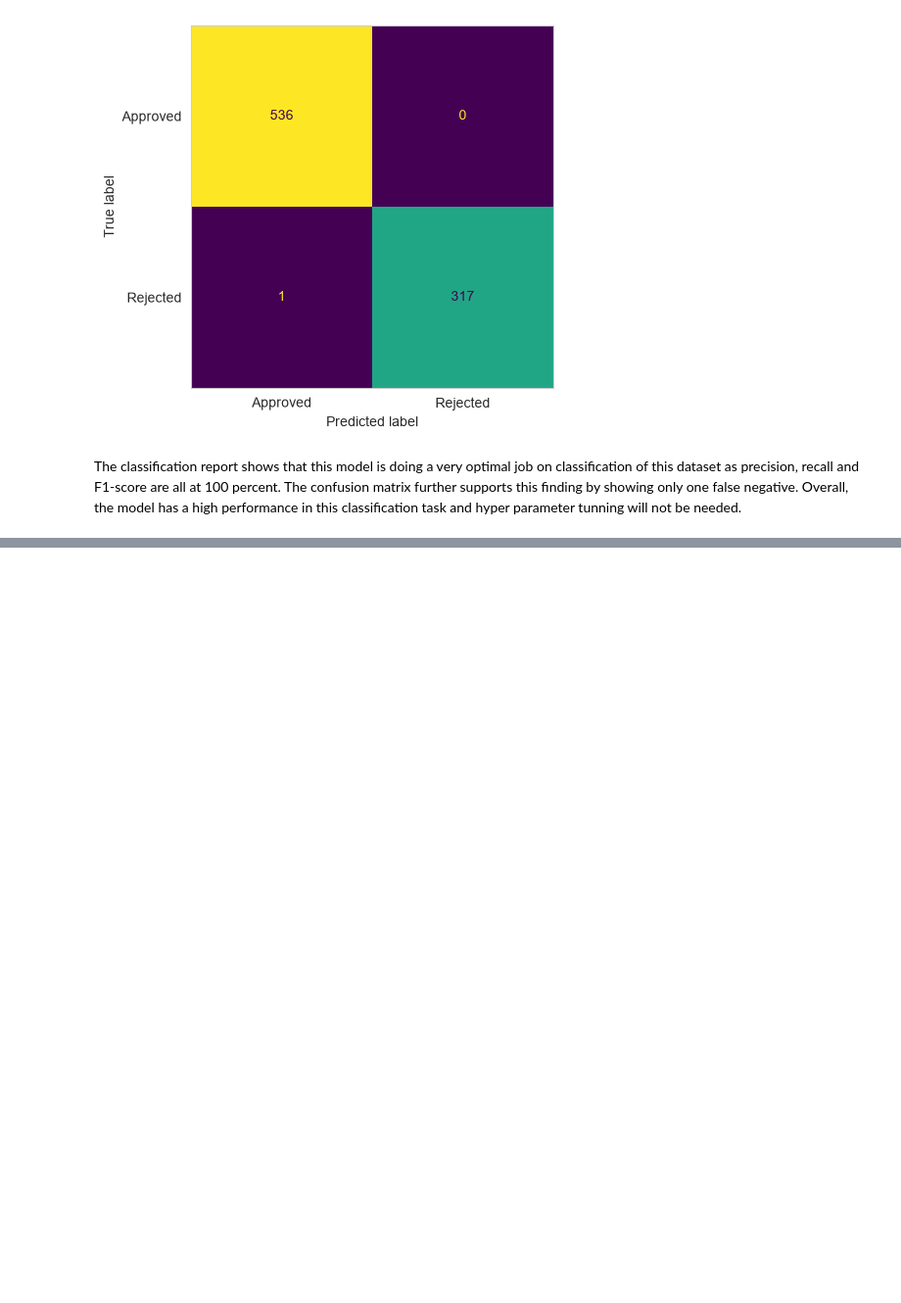
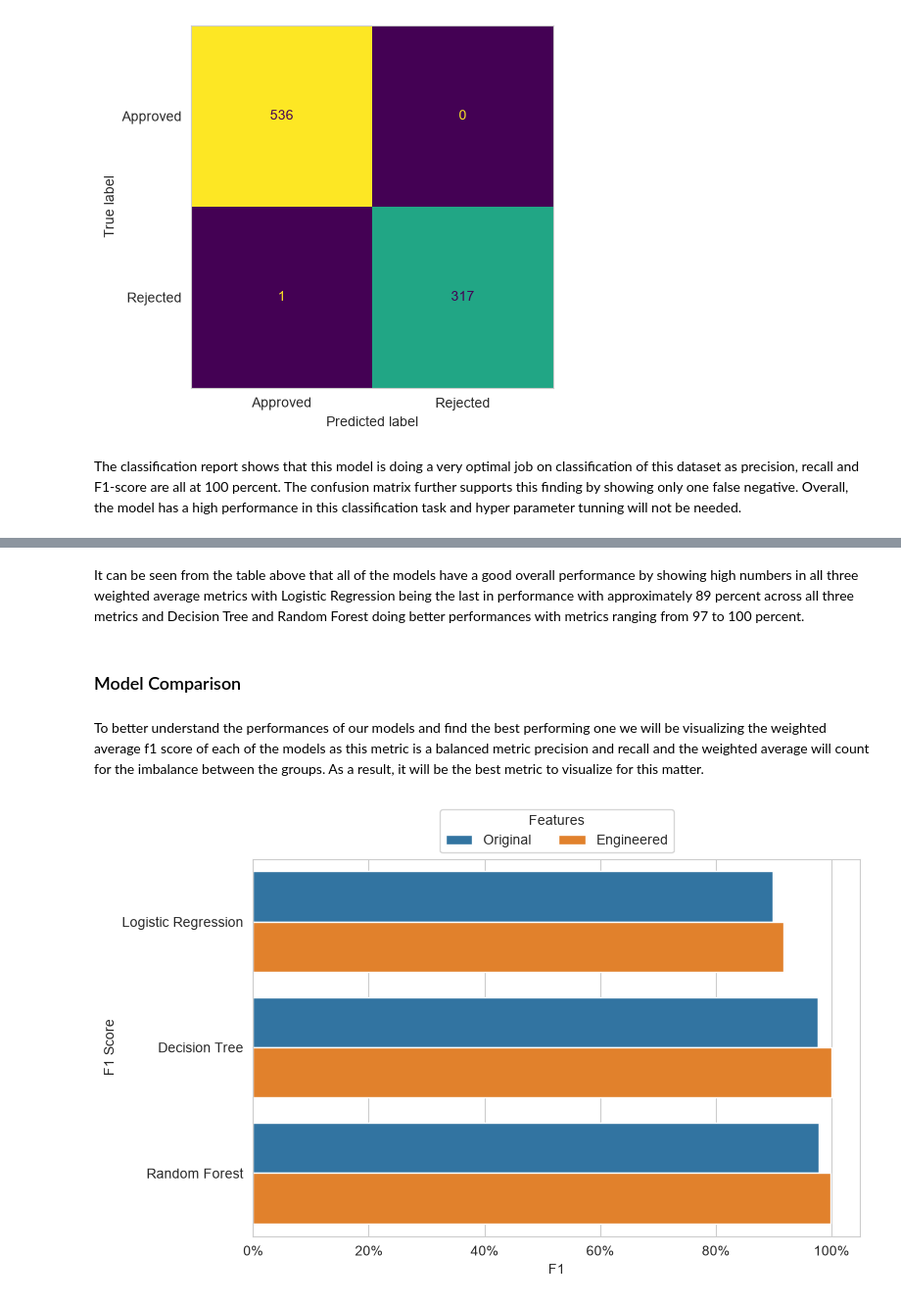
Before and after one commit to adi-afra/Loan-approval-prediction, a Jupyter notebook: notebooks/notebook.ipynb, the cells around one changed output, grey strips where cells are left out. Shown at 98% size. Cells and saved outputs as stored; diff of their text form; code cells hidden in the pictures; blank space fills up the shorter version.

Commit message:
finished Model comparison and feature engineering impact and conclusion

```diff
--- a/notebooks/notebook.ipynb
+++ b/notebooks/notebook.ipynb
@@ -671,7 +678,10 @@ The scores reveal that the model is overfit to a minimum because the scores on t
 # %%
 dtc_y_pred1 = decision_tree1.predict(X_test_org)
 # %%
-print(classification_report(y_test, dtc_y_pred1))
+print(classification_report(y_test, dtc_y_pred1, ))
+
+#saving the report in a variable for future use
+DT_org_report = classification_report(y_test, dtc_y_pred1, output_dict=True)
 # %% [output]
               precision    recall  f1-score   support
 
@@ -734,6 +744,9 @@ The scores reveal that this model which has been trained with the set including
 dtc_y_pred2 = decision_tree2.predict(X_test_eng)
 # %%
 print(classification_report(y_test, dtc_y_pred2))
+
+#saving the report in a variable for future use
+DT_eng_report = classification_report(y_test, dtc_y_pred2, output_dict=True)
 # %% [output]
               precision    recall  f1-score   support
 
@@ -802,6 +815,9 @@ The scores have revealed that the model is doing a optimal job in prediction in
 rf_y_pred1 = random_forest1.predict(X_test_org)
 # %%
 print(classification_report(y_test, rf_y_pred1))
+
+#saving the report in a variable for future use
+RF_org_report = classification_report(y_test, rf_y_pred1, output_dict=True)
 # %% [output]
               precision    recall  f1-score   support
 
@@ -862,6 +878,9 @@ The scores on training and test sets are optimal and close to eachother suggesti
 rf_y_pred2 = random_forest2.predict(X_test_eng)
 # %%
 print(classification_report(y_test, rf_y_pred2))
+
+#saving the report in a variable for future use
+RF_eng_report = classification_report(y_test, rf_y_pred2, output_dict=True)
 # %% [output]
               precision    recall  f1-score   support
 
@@ -884,0 +957,28 @@ The classification report shows that this model is doing a very optimal job on c
+# %% [markdown]
+It can be seen from the table above that all of the models have a good overall performance by showing high numbers in all three weighted average metrics with Logistic Regression being the last in performance with approximately 89 percent across all three metrics and Decision Tree and Random Forest doing better performances with metrics ranging from 97 to 100 percent.
+# %% [markdown]
+### Model Comparison
+# %% [markdown]
+To better understand the performances of our models and find the best performing one we will be visualizing the weighted average f1 score of each of the models as this metric is a balanced metric precision and recall and the weighted average will count for the imbalance between the groups. As a result, it will be the best metric to visualize for this matter.
+# %%
+plt.figure(figsize=(8,5))
+
+sns.barplot(data=comparison_df,
+            y= "Model",
+            x= "F1",
+            hue="Features")
+
+plt.gca().xaxis.set_major_formatter(PercentFormatter(1))
+
+plt.legend(
+    title="Features",
+    loc="upper center",
+    bbox_to_anchor=(0.5, 1.15),
+    ncol=2
+)
+
+plt.ylabel("F1 Score")
+
+plt.show()
+# %% [output]
+[figure, added]
```
Also changed, not shown: parts of 16 cells of this notebook.
